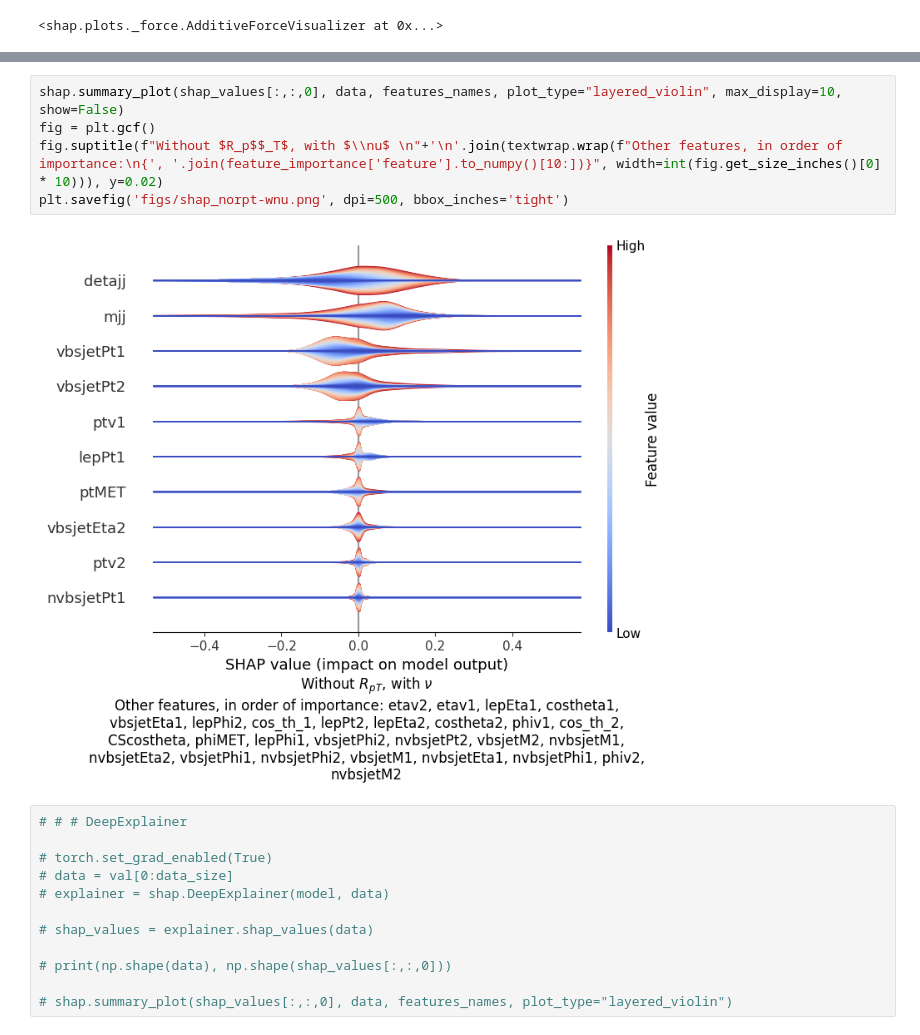
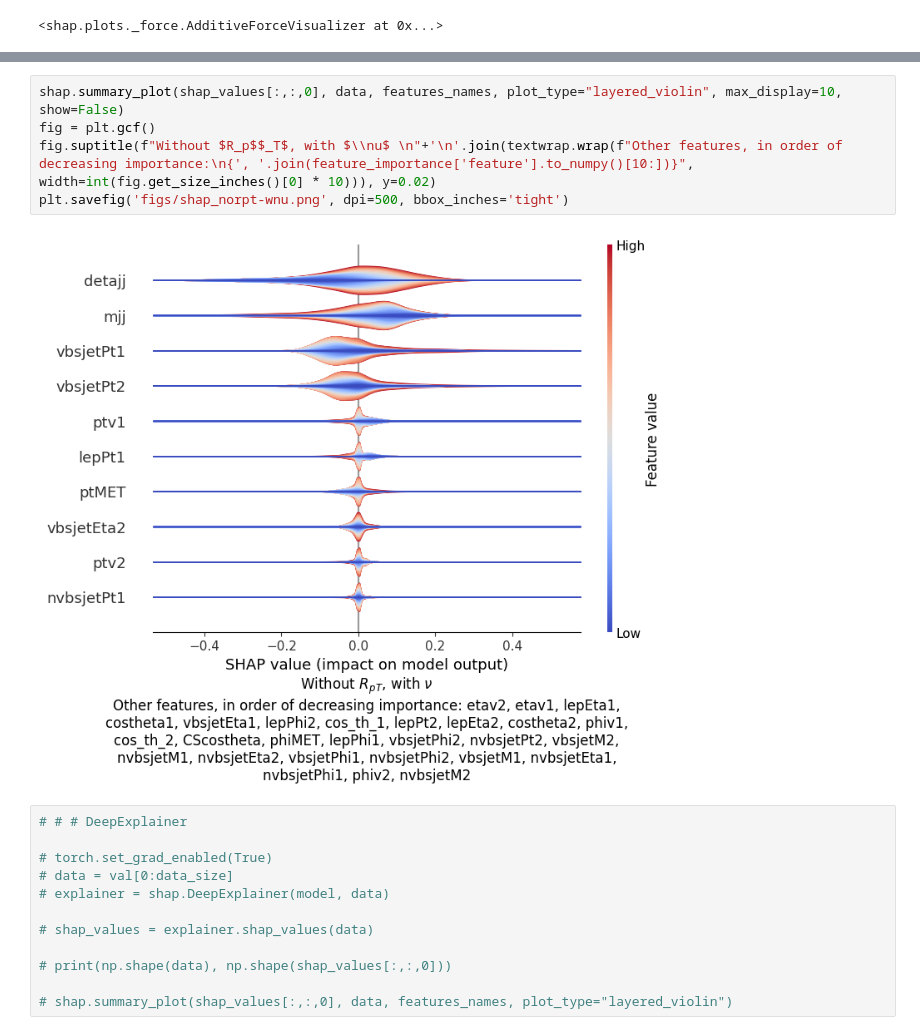
Before and after one commit to marcortinovis/MLforPolarizedVBS, a Jupyter notebook: shap/shap_model.ipynb, the cells around one changed output, grey strips where cells are left out. Cells and saved outputs as stored; diff of their text form.

Commit message:
Update shap plots

```diff
--- a/shap/shap_model.ipynb
+++ b/shap/shap_model.ipynb
@@ -169,10 +169,10 @@ shap.summary_plot(shap_values[:,:,0], data, features_names)
 # %%
 shap.summary_plot(shap_values[:,:,0], data, features_names, plot_type="layered_violin", max_display=10, show=False)
 fig = plt.gcf()
-fig.suptitle(f"Without $R_p$$_T$, with $\\nu$ \n"+'\n'.join(textwrap.wrap(f"Other features, in order of importance:\n{', '.join(feature_importance['feature'].to_numpy()[10:])}", width=int(fig.get_size_inches()[0] * 10))), y=0.02)
+fig.suptitle(f"Without $R_p$$_T$, with $\\nu$ \n"+'\n'.join(textwrap.wrap(f"Other features, in order of decreasing importance:\n{', '.join(feature_importance['feature'].to_numpy()[10:])}", width=int(fig.get_size_inches()[0] * 10))), y=0.02)
 plt.savefig('figs/shap_norpt-wnu.png', dpi=500, bbox_inches='tight')
 # %% [output]
-[figure, old version]
+[figure, new version]
 # %%
 # # # DeepExplainer
 
```
Also changed, not shown: parts of 1 cell of this notebook, 7 other files.
